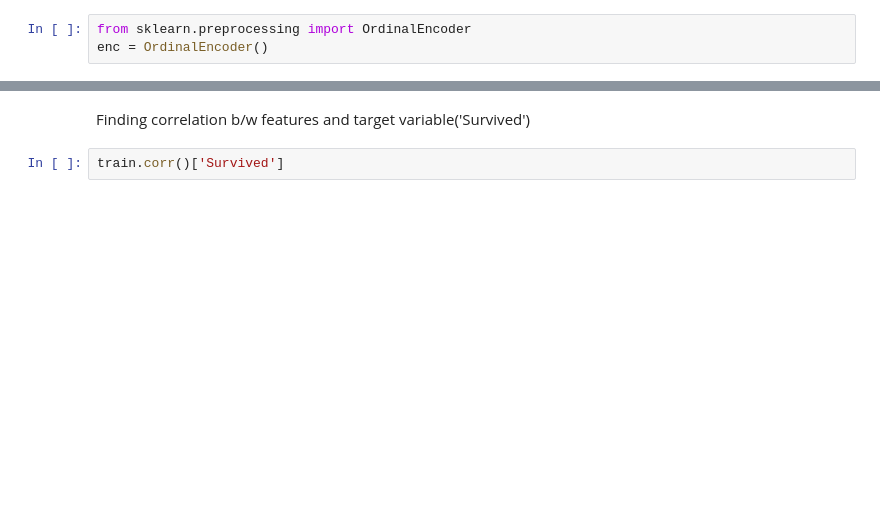
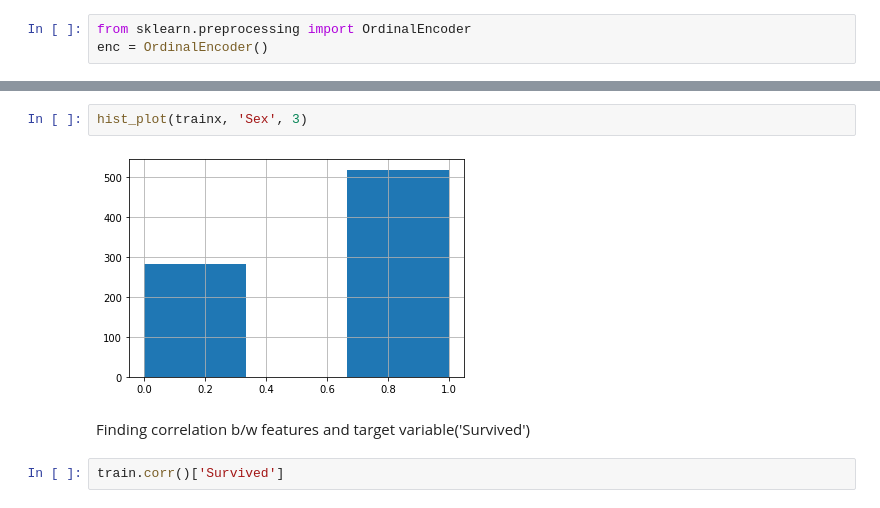
Before and after one commit to Vasan-th/Vasan-th, a Jupyter notebook: notebook40a1766969.ipynb, the cells around one changed output, grey strips where cells are left out. Drawn from its saved outputs; the diff is of its cells as text; blank space fills up the shorter version.

```diff
--- a/notebook40a1766969.ipynb
+++ b/notebook40a1766969.ipynb
@@ -156,3 +109,7 @@ Name: Sex, dtype: int64
+# %%
+hist_plot(trainx, 'Sex', 3)
+# %% [output]
+[figure, added]
 # %% [markdown]
 Finding correlation b/w features and target variable('Survived')
 # %%
```
Also changed, not shown: parts of 23 cells of this notebook.
